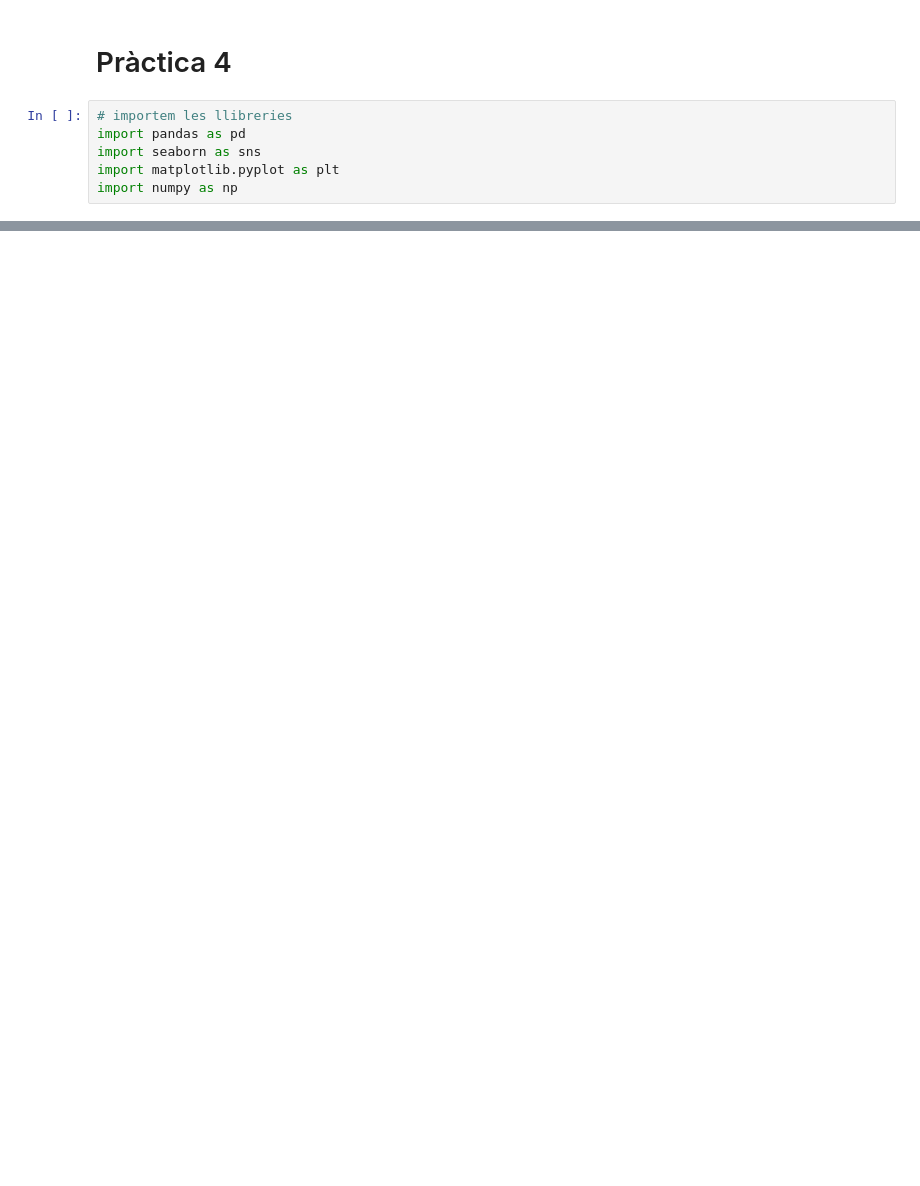
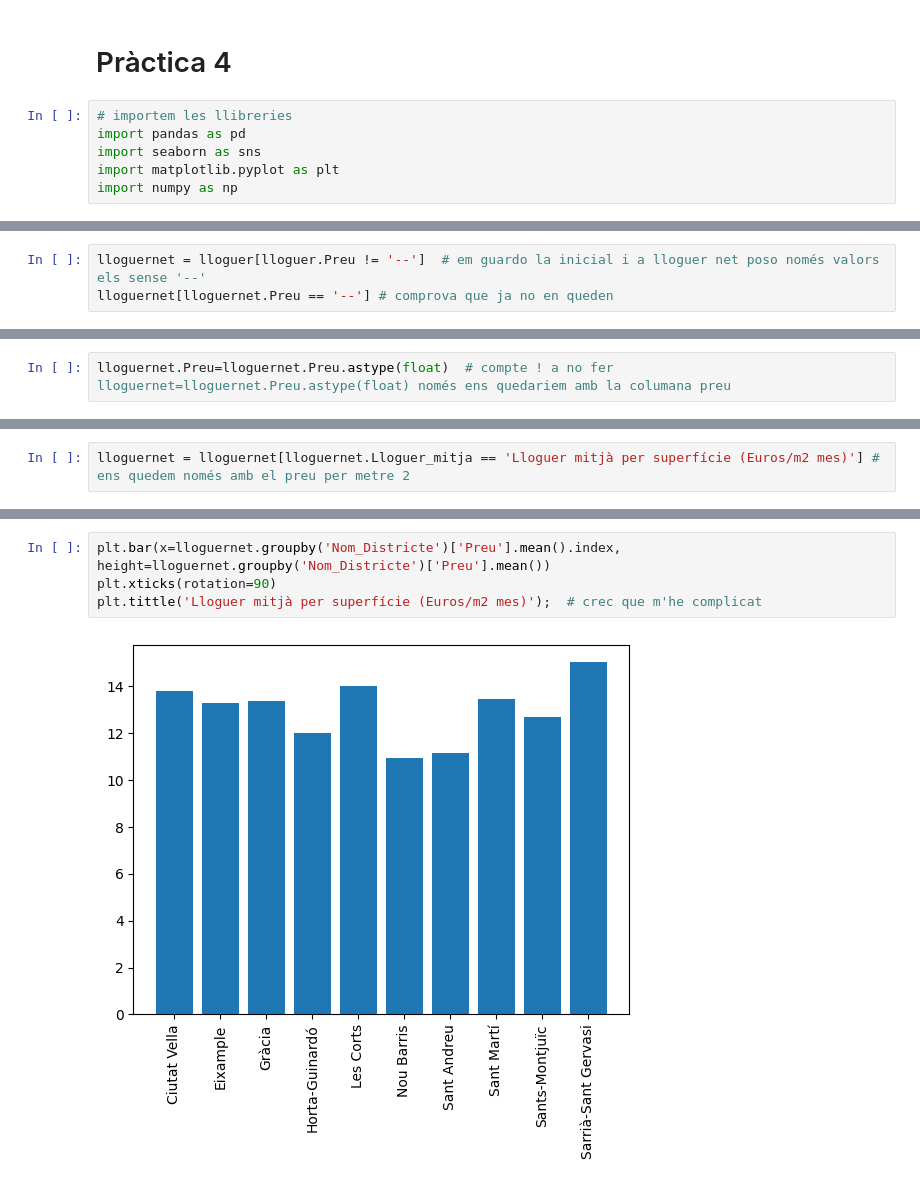
Before and after one commit to OscarBetlem/CienciadedadesenPython, a Jupyter notebook: practica4.ipynb, the cells around one changed output, grey strips where cells are left out. Saved outputs shown, nothing was run; the diff lists cells and outputs as text; blank space fills up the shorter version.

```diff
--- a/practica4.ipynb
+++ b/practica4.ipynb
@@ -15,0 +40,3 @@ FileNotFoundError: [Errno 2] No such file or directory: '2021_lloguer_preu_trim.
+# %%
+lloguernet = lloguer[lloguer.Preu != '--']  # em guardo la inicial i a lloguer net poso només valors els sense '--'
+lloguernet[lloguernet.Preu == '--'] # comprova que ja no en queden
@@ -15,0 +45,2 @@ FileNotFoundError: [Errno 2] No such file or directory: '2021_lloguer_preu_trim.
+# %%
+lloguernet.Preu=lloguernet.Preu.astype(float)  # compte ! a no fer lloguernet=lloguernet.Preu.astype(float) només ens quedariem amb la columana preu
@@ -15,0 +71,2 @@ FileNotFoundError: [Errno 2] No such file or directory: '2021_lloguer_preu_trim.
+# %%
+lloguernet = lloguernet[lloguernet.Lloguer_mitja == 'Lloguer mitjà per superfície (Euros/m2 mes)'] # ens quedem només amb el preu per metre 2
@@ -15,0 +96,6 @@ FileNotFoundError: [Errno 2] No such file or directory: '2021_lloguer_preu_trim.
+# %%
+plt.bar(x=lloguernet.groupby('Nom_Districte')['Preu'].mean().index, height=lloguernet.groupby('Nom_Districte')['Preu'].mean())
+plt.xticks(rotation=90)
+plt.tittle('Lloguer mitjà per superfície (Euros/m2 mes)');  # crec que m'he complicat
+# %% [output]
+[figure, added]
```
Also changed, not shown: parts of 10 cells of this notebook.
